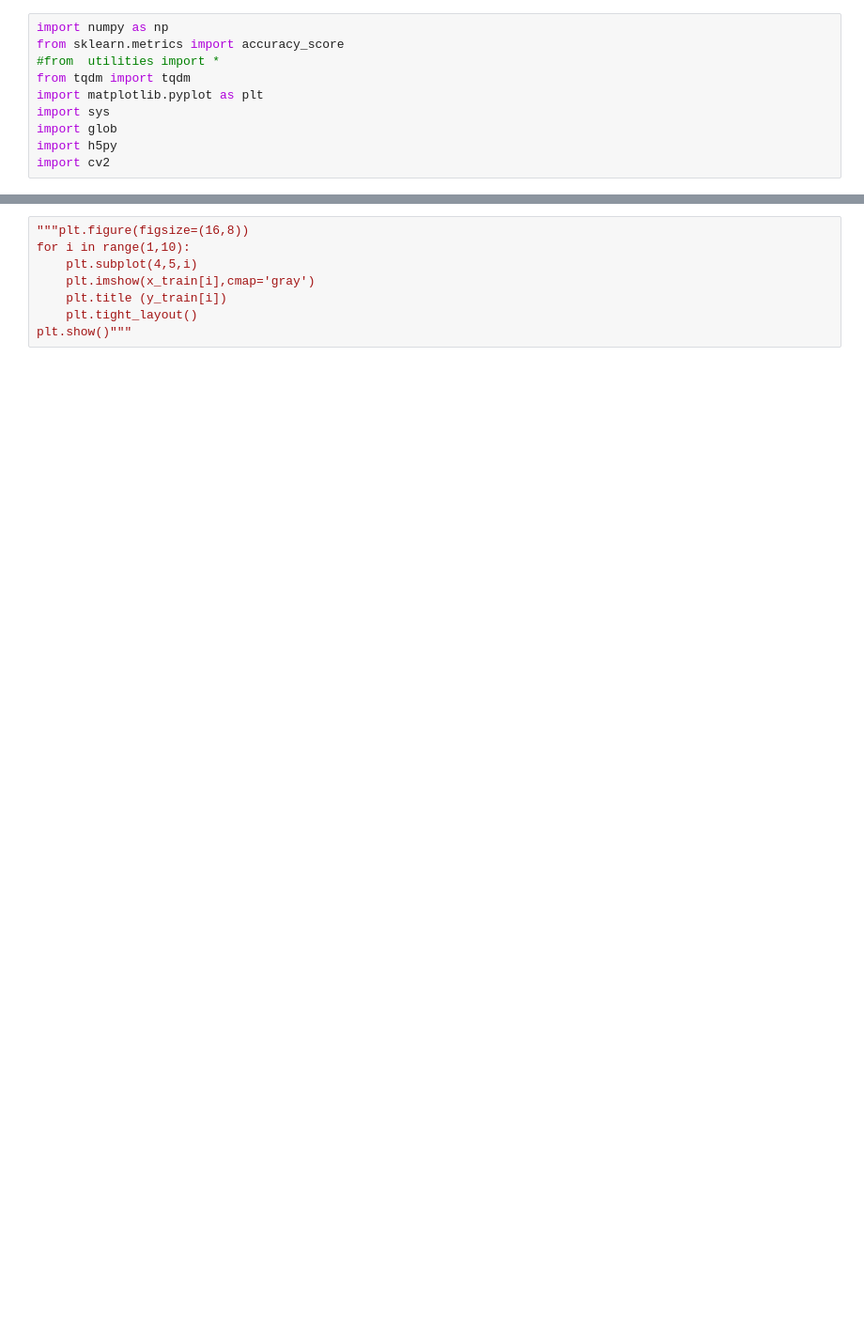
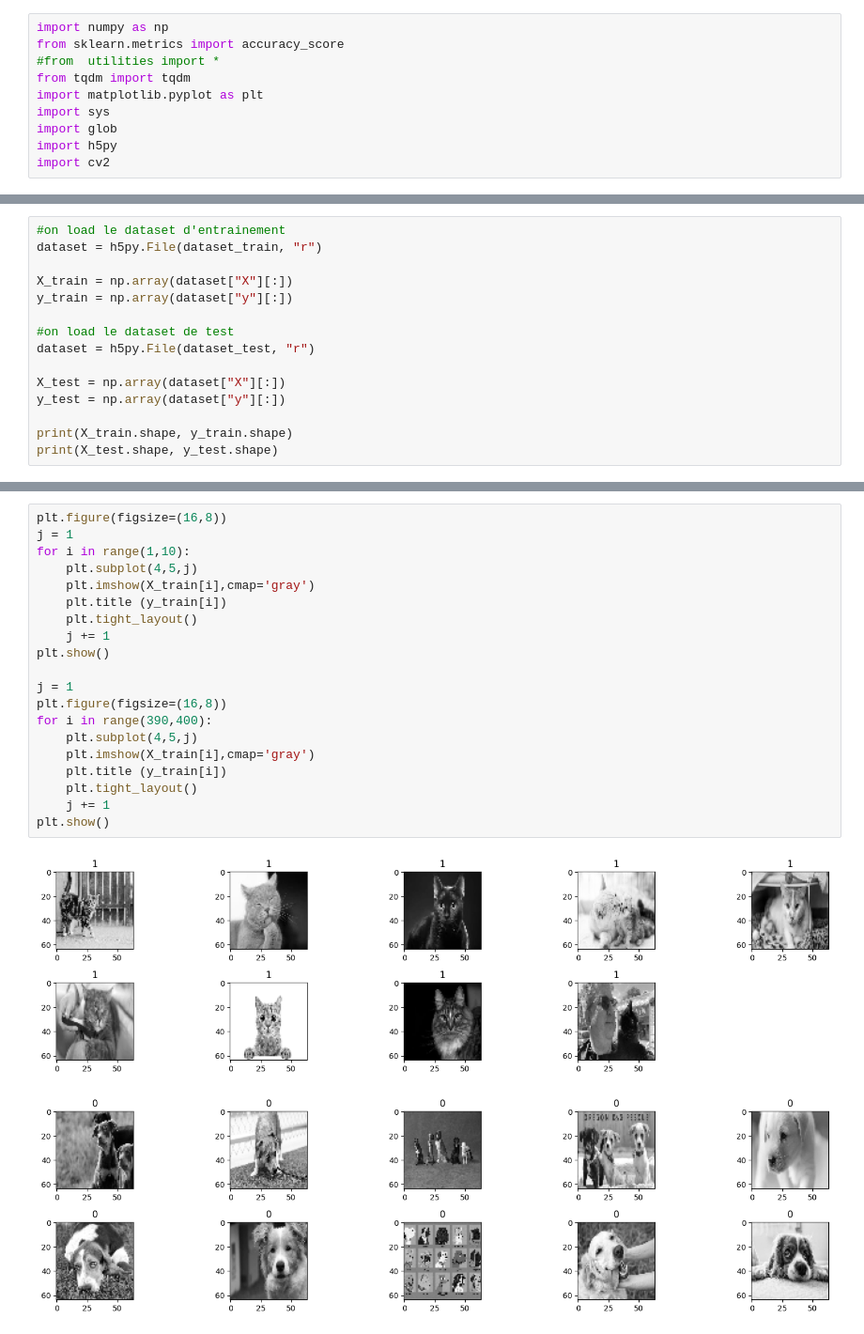
Before and after one commit to DurandAntonin/ProgrammationAvanceeFI3, a Jupyter notebook: src/TP/predictionsChatsChiens/Exo-PredictionsChatsChiens.ipynb, the cells around one changed output, grey strips where cells are left out. Shown: that part at 94% size. Drawn from its saved outputs; the diff is of its cells as text; blank space fills up the shorter version.

Commit message:
Predictions chat et chient dans une image + dataset format hdf5

```diff
--- a/src/TP/predictionsChatsChiens/Exo-PredictionsChatsChiens.ipynb
+++ b/src/TP/predictionsChatsChiens/Exo-PredictionsChatsChiens.ipynb
@@ -131,0 +102,15 @@ print(X_train)
+# %%
+#on load le dataset d'entrainement
+dataset = h5py.File(dataset_train, "r")
+
+X_train = np.array(dataset["X"][:])
+y_train = np.array(dataset["y"][:])
+
+#on load le dataset de test
+dataset = h5py.File(dataset_test, "r")
+
+X_test = np.array(dataset["X"][:])
+y_test = np.array(dataset["y"][:])
+
+print(X_train.shape, y_train.shape)
+print(X_test.shape, y_test.shape)
@@ -132,8 +126,23 @@ print(X_train)
 # %%
-"""plt.figure(figsize=(16,8))
+plt.figure(figsize=(16,8))
+j = 1
 for i in range(1,10):
-    plt.subplot(4,5,i)
-    plt.imshow(x_train[i],cmap='gray')
+    plt.subplot(4,5,j)
+    plt.imshow(X_train[i],cmap='gray')
     plt.title (y_train[i])
     plt.tight_layout()
-plt.show()"""
+    j += 1
+plt.show()
+
+j = 1
+plt.figure(figsize=(16,8))
+for i in range(390,400):
+    plt.subplot(4,5,j)
+    plt.imshow(X_train[i],cmap='gray')
+    plt.title (y_train[i])
+    plt.tight_layout()
+    j += 1
+plt.show()
+# %% [output]
+[figure, added]
+[figure, added]
```
Also changed, not shown: parts of 10 cells of this notebook, 2 other files.
